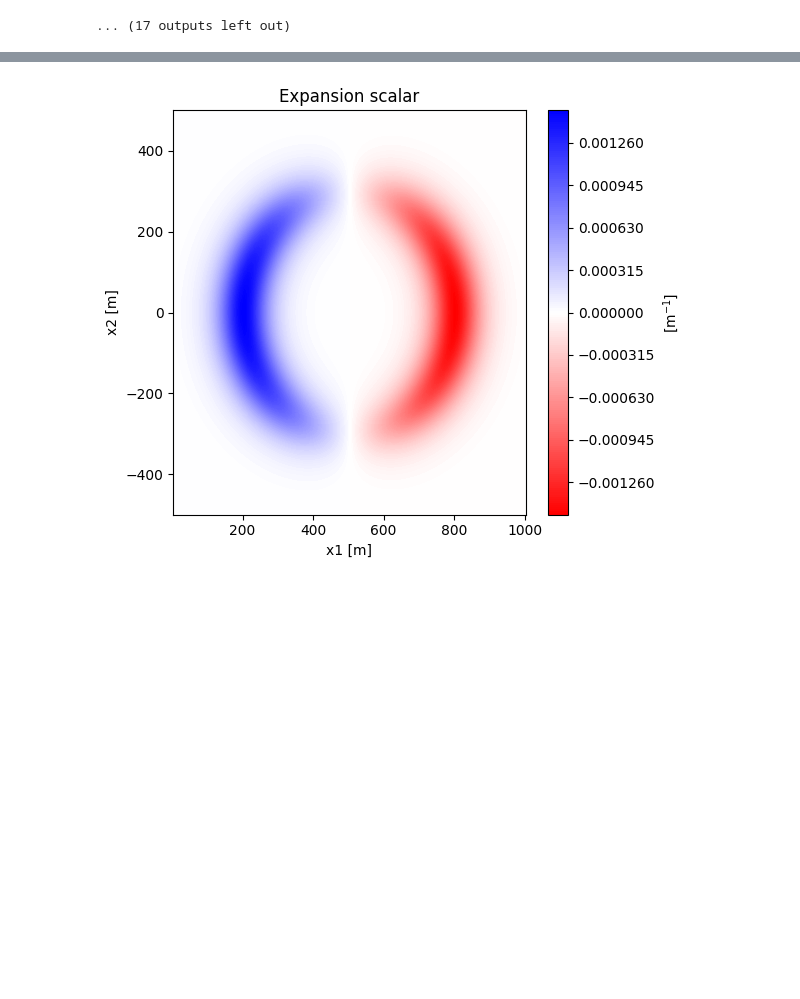
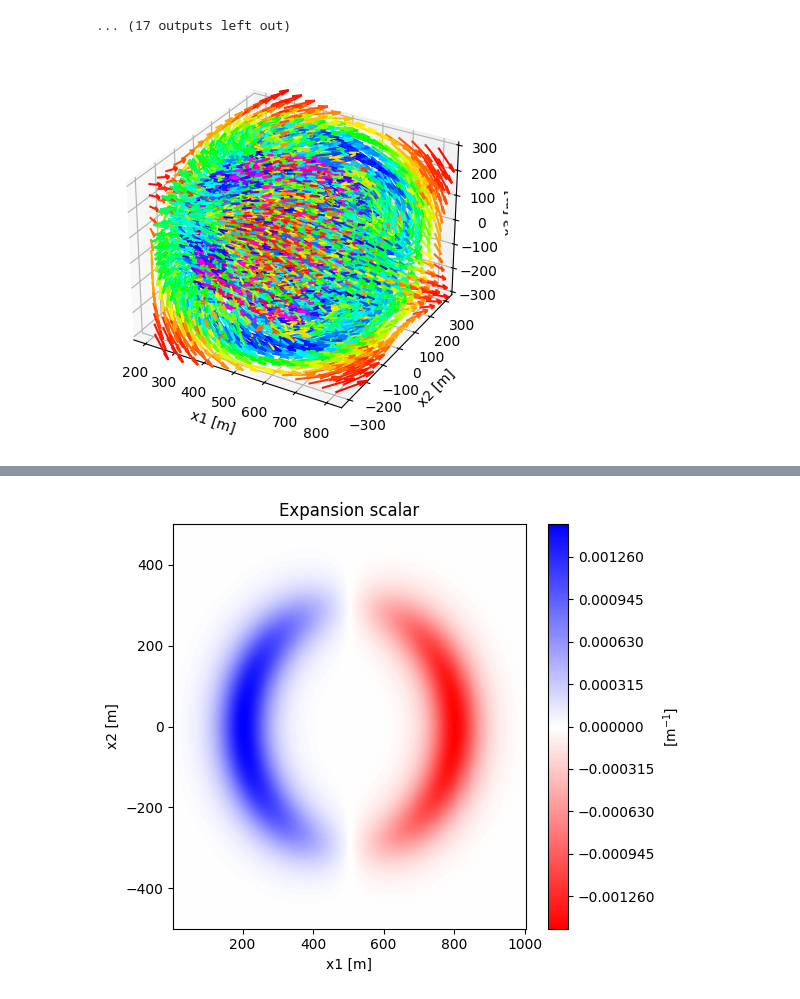
Before and after one commit to nmonnet/Warp-Factory-for-Python, a Jupyter notebook: warp_drive_study.ipynb, the cells around one changed output, grey strips where cells are left out. Cells and saved outputs as stored; diff of their text form; code cells hidden in the pictures; blank space fills up the shorter version.

```diff
--- a/warp_drive_study.ipynb
+++ b/warp_drive_study.ipynb
@@ -1086,3 +1262,14 @@ $\displaystyle 2 v{\left(t \right)} \frac{\partial}{\partial x} f{\left(t,x,y,z
 shear scalar :
 $\displaystyle 0.333333333333333 \sqrt{3} \sqrt{\left(4 \left(\frac{\partial}{\partial x} f{\left(t,x,y,z \right)}\right)^{2} + 3 \left(\frac{\partial}{\partial y} f{\left(t,x,y,z \right)}\right)^{2} + 3 \left(\frac{\partial}{\partial z} f{\left(t,x,y,z \right)}\right)^{2}\right) v^{2}{\left(t \right)}}$
 ... (17 outputs left out)
+# %%
+# Define the fixed values
+t_val = 1.6778 * 1e-5 * 299792458
+
+# Create a grid for x and y
+x_grid = np.linspace(-300, 300, 15) + 503  # Adjust the range and resolution as needed
+y_grid = np.linspace(-300, 300, 15)
+z_grid = np.linspace(-300, 300, 15)
+warp_test.display_momentum_vector_field_3D(space_time_coordinate=[t_val,x_grid,y_grid,z_grid])
+# %% [output]
+[figure, added]
```
Also changed, not shown: parts of 7 cells of this notebook.
